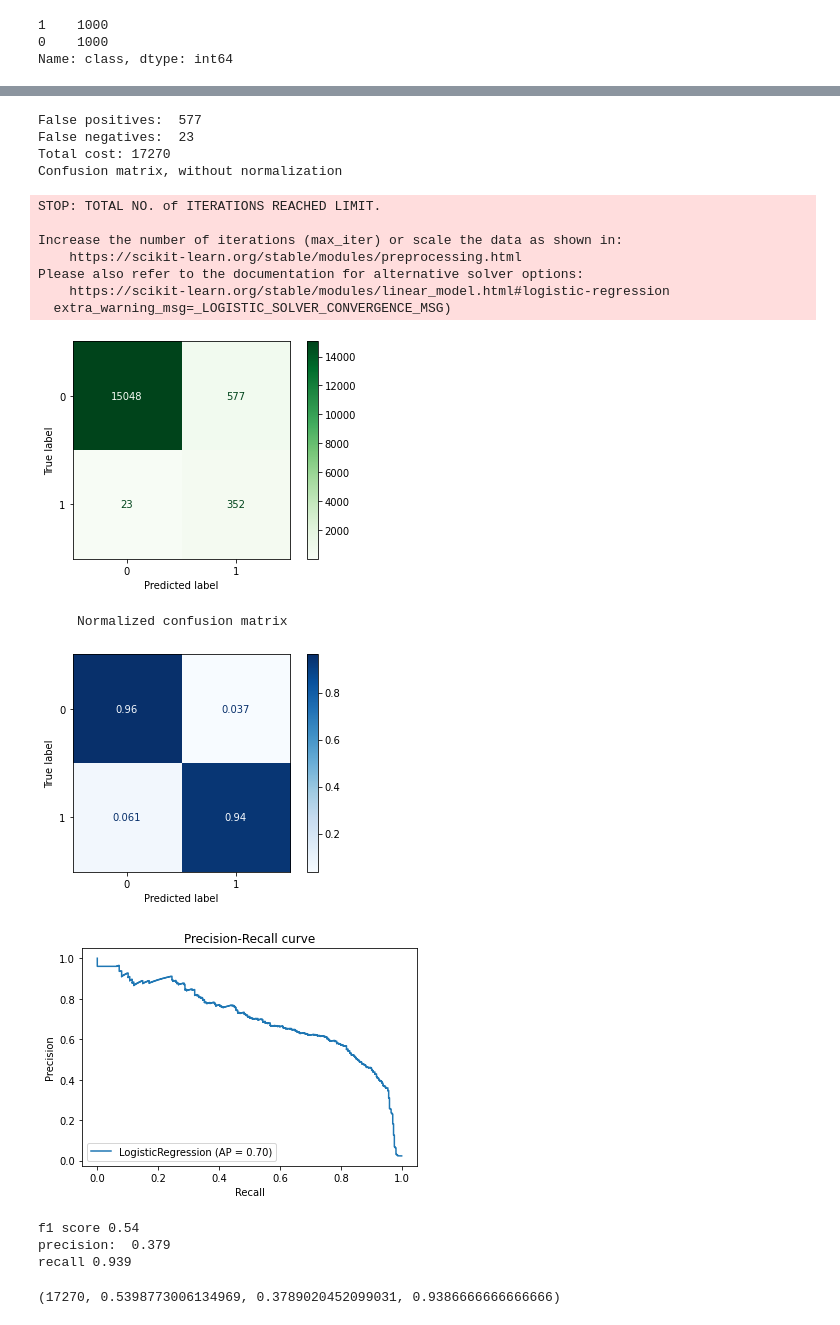
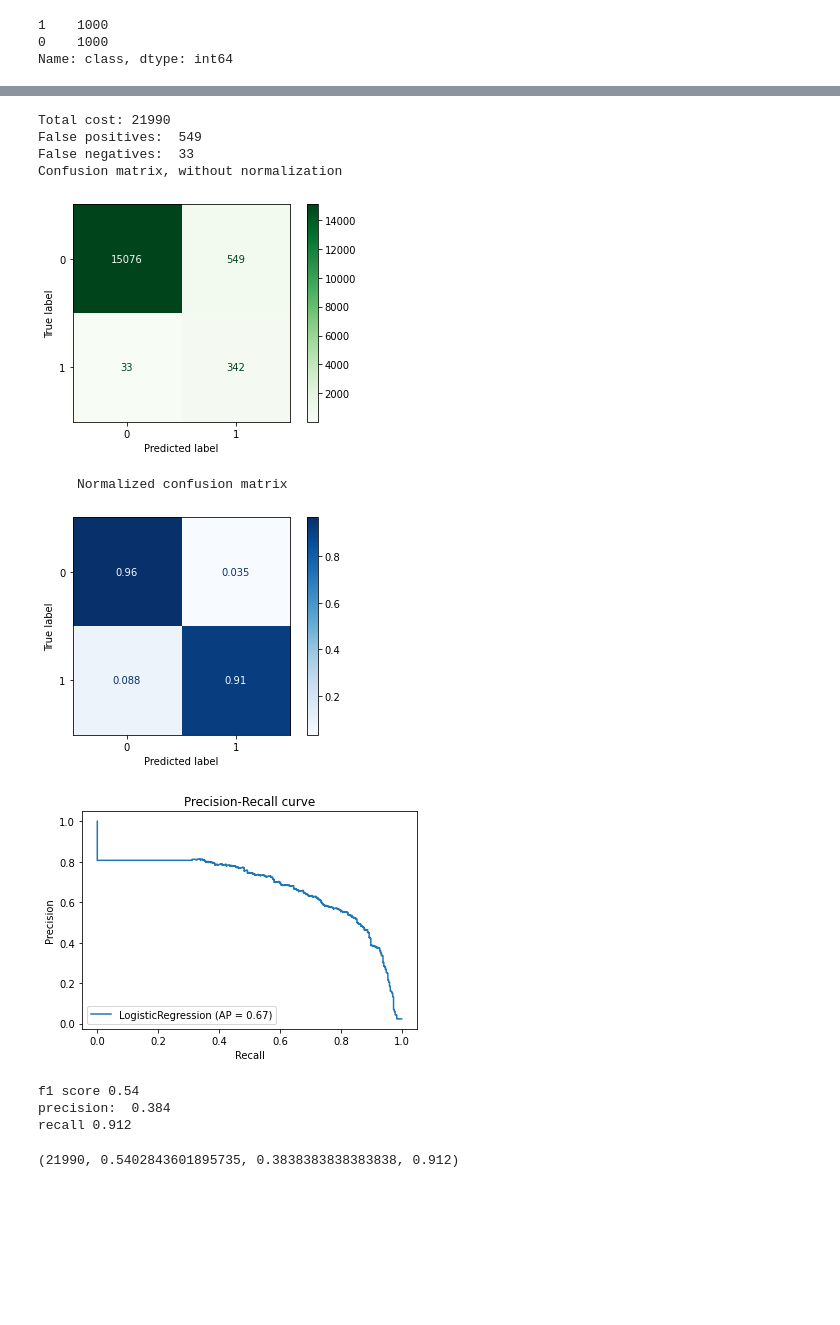
Before and after one commit to FranciscaAlliende/APS-Failure-at-Scania-Trucks, a Jupyter notebook: Downsampling.ipynb, the cells around one changed output, grey strips where cells are left out. Drawn from its saved outputs; the diff is of its cells as text; code cells hidden in the pictures; blank space fills up the shorter version.

```diff
--- a/Downsampling.ipynb
+++ b/Downsampling.ipynb
@@ -106,32 +106,25 @@ recall 0.984
 # %%
 # LR
-clf_LR = LogisticRegression()
+clf_LR = LogisticRegression(max_iter=1000, solver='liblinear')
 # training
 clf_LR.fit(X_train_down, y_train_down.values)
 # prediction
 y_pred_LR = clf_LR.predict(X_test)
 # evaluation
 em. evaluation_metrics(y_pred_LR, y_test, X_test, clf_LR, c1=10, c2=500)
 # %% [output]
-False positives:  577
-False negatives:  23
-Total cost: 17270
+Total cost: 21990
+False positives:  549
+False negatives:  33
 Confusion matrix, without normalization
+[figure]
-STOP: TOTAL NO. of ITERATIONS REACHED LIMIT.
-
-Increase the number of iterations (max_iter) or scale the data as shown in:
-    https://scikit-learn.org/stable/modules/preprocessing.html
-Please also refer to the documentation for alternative solver options:
-    https://scikit-learn.org/stable/modules/linear_model.html#logistic-regression
-  extra_warning_msg=_LOGISTIC_SOLVER_CONVERGENCE_MSG)
+     Normalized confusion matrix
-[figure]
-     Normalized confusion matrix
 [figure]
-[figure, old version]
+[figure, new version]
+f1 score 0.54
+precision:  0.384
+recall 0.912
-f1 score 0.54
-precision:  0.379
-recall 0.939
+(21990, 0.5402843601895735, 0.3838383838383838, 0.912)
-(17270, 0.5398773006134969, 0.3789020452099031, 0.9386666666666666)
 # %%
 # SVM
 clf_SVM = svm.SVC()
```
Also changed, not shown: parts of 2 cells of this notebook.
